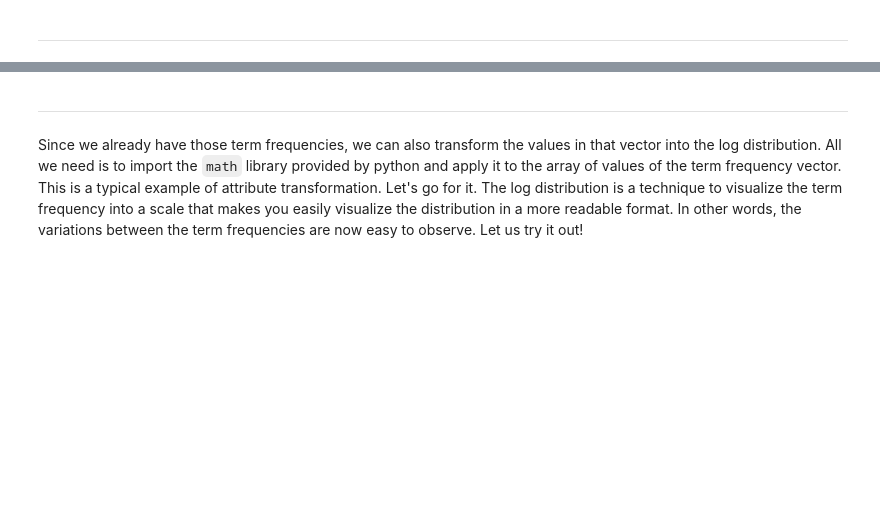
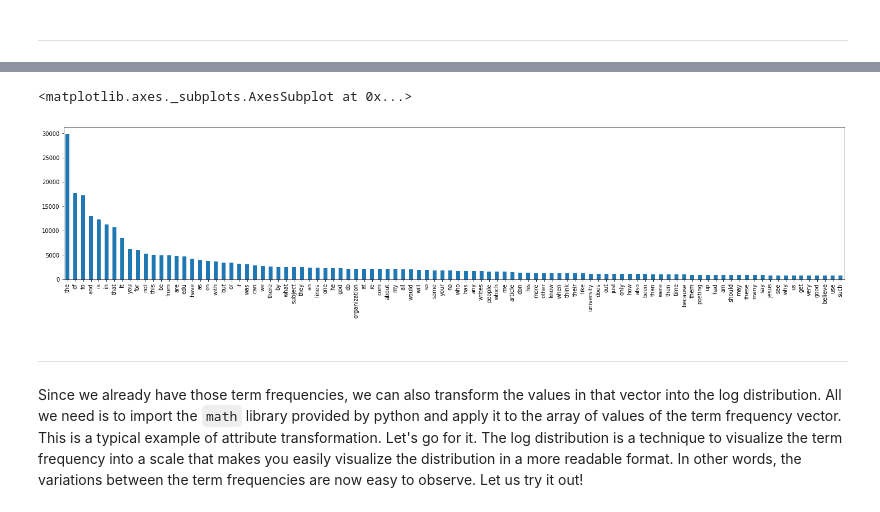
Before and after one commit to abcd23698741/DM2022-Lab1-Master, a Jupyter notebook: DM2022-Lab1-Master.ipynb, the cells around one changed output, grey strips where cells are left out. Saved outputs shown, nothing was run; the diff lists cells and outputs as text; code cells hidden in the pictures; blank space fills up the shorter version.

```diff
--- a/DM2022-Lab1-Master.ipynb
+++ b/DM2022-Lab1-Master.ipynb
@@ -1342,6 +1360,15 @@ fig = go.Figure(
 fig.show()
 # %% [output]
 [interactive output not drawn]
+# %%
+#Top 100 freqent term
+X_count_df = pd.DataFrame(X_counts.toarray(), columns=count_vect.get_feature_names_out())
+colsum_freq_sort = X_count_df.sum(axis=0).sort_values(ascending=False)
+plt.subplots(figsize=(25, 5))
+colsum_freq_sort[:100].plot(kind="bar")
+# %% [output]
+<matplotlib.axes._subplots.AxesSubplot at 0x...>
+[figure, added]
 # %% [markdown]
 ---
 # %% [markdown]
```
Also changed, not shown: parts of 8 cells of this notebook.
